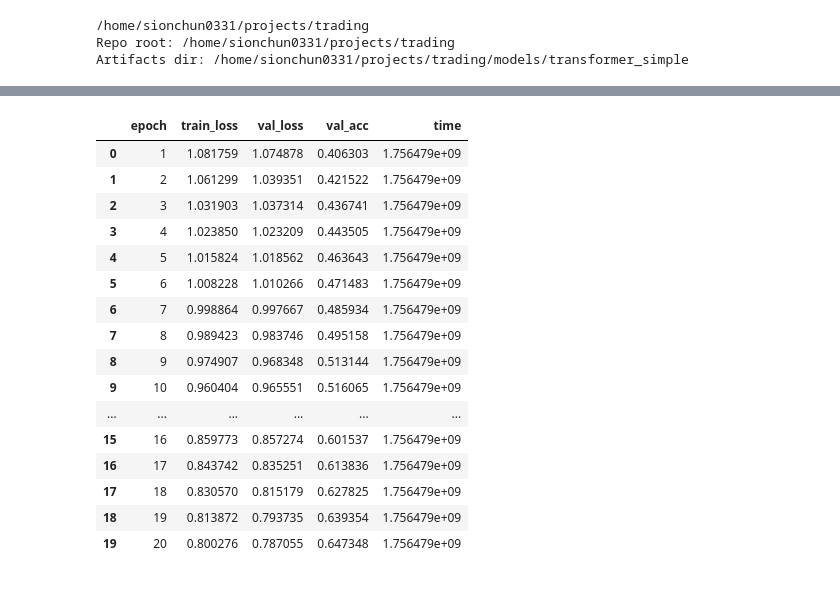
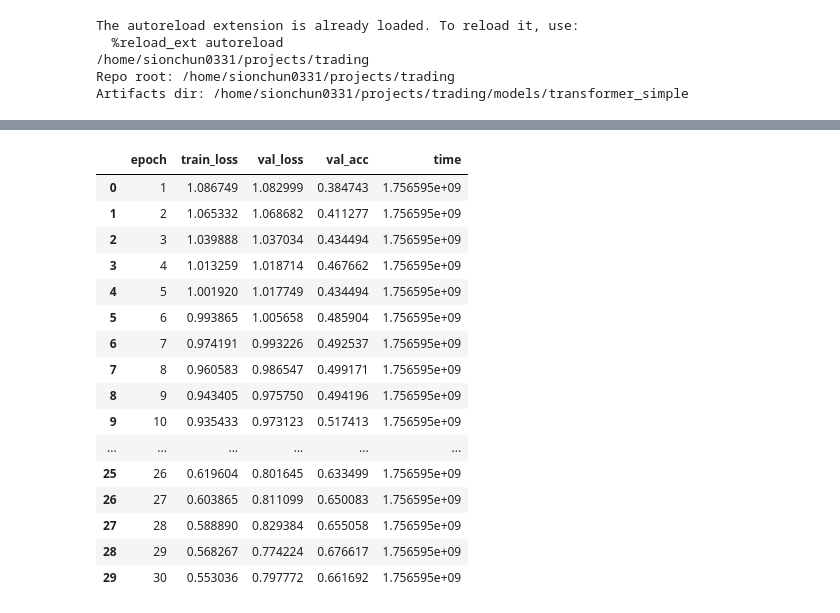
Before and after one commit to sion0331/trading, a Jupyter notebook: strategy/transformer_simple/train.ipynb, the cells around one changed output, grey strips where cells are left out. Saved outputs shown, nothing was run; the diff lists cells and outputs as text; code cells hidden in the pictures.

```diff
--- a/strategy/transformer_simple/train.ipynb
+++ b/strategy/transformer_simple/train.ipynb
@@ -5,6 +5,9 @@ import os, sys, json, time
 from dataclasses import dataclass, asdict
 from pathlib import Path
 from typing import Tuple, Dict, List
+
+%load_ext autoreload
+%autoreload 2
 
 # Keep OpenMP overlap tame
 os.environ["KMP_DUPLICATE_LIB_OK"] = "TRUE"
@@ -30,7 +33,7 @@ import torch.nn.functional as F
 from torch.utils.data import DataLoader, random_split
 
 # --------- Where to save (optional) ----------
-SAVE_TO_FILES = False  # << turn ON if you also want disk artifacts
+SAVE_TO_FILES = True  # << turn ON if you also want disk artifacts
 OUT_DIR = (REPO_ROOT / "models" / "transformer_simple").resolve()
 OUT_DIR.mkdir(parents=True, exist_ok=True)
 METRICS_PATH = OUT_DIR / "eurusd_transformer_metrics.jsonl"
@@ -41,6 +44,8 @@ NORM_PATH    = OUT_DIR / "eurusd_transformer.norm.json"
 print("Repo root:", REPO_ROOT)
 print("Artifacts dir:", OUT_DIR)
 # %% [output]
+The autoreload extension is already loaded. To reload it, use:
+  %reload_ext autoreload
 /home/sionchun0331/projects/trading
 Repo root: /home/sionchun0331/projects/trading
 Artifacts dir: /home/sionchun0331/projects/trading/models/transformer_simple
@@ -51,7 +56,7 @@ class TrainConfig:
     start_date: str = "2025-08-08"
     end_date: str = "2025-08-08"
     lookback: int = 120
-    horizon: int = 10
+    horizon: int = 20
     batch_size: int = 256
     epochs: int = 10
     val_frac: float = 0.10
@@ -66,7 +71,7 @@ class TrainConfig:
         return json.dumps(asdict(self), indent=2)
 
 def save_config_once(cfg: TrainConfig):
-    if SAVE_TO_FILES and not CONFIG_PATH.exists():
+    if SAVE_TO_FILES and CONFIG_PATH.exists():
         CONFIG_PATH.write_text(cfg.to_json(), encoding="utf-8")
 
 def log_metrics_row(metrics_buf: List[dict], epoch: int, train_loss: float, val_loss: float, val_acc: float):
@@ -191,10 +196,10 @@ cfg = TrainConfig(
     symbol="EUR",
     start_date="2025-08-08",
     end_date="2025-08-08",
-    lookback=120,
-    horizon=20,
+    lookback=60,
+    horizon=15,
     batch_size=256,
-    epochs=20,
+    epochs=30,
     val_frac=0.10,
     lr=1e-3,
     weight_decay=1e-4,
@@ -225,20 +230,20 @@ epoch 20 | train 0.8003 | val 0.7871 | acc 0.647
 |  | epoch | train_loss | val_loss | val_acc | time |
-| 0 | 1 | 1.081759 | 1.074878 | 0.406303 | 1.756479e+09 |
-| 1 | 2 | 1.061299 | 1.039351 | 0.421522 | 1.756479e+09 |
-| 2 | 3 | 1.031903 | 1.037314 | 0.436741 | 1.756479e+09 |
-| 3 | 4 | 1.023850 | 1.023209 | 0.443505 | 1.756479e+09 |
-| 4 | 5 | 1.015824 | 1.018562 | 0.463643 | 1.756479e+09 |
-| 5 | 6 | 1.008228 | 1.010266 | 0.471483 | 1.756479e+09 |
-| 6 | 7 | 0.998864 | 0.997667 | 0.485934 | 1.756479e+09 |
-| 7 | 8 | 0.989423 | 0.983746 | 0.495158 | 1.756479e+09 |
-| 8 | 9 | 0.974907 | 0.968348 | 0.513144 | 1.756479e+09 |
-| 9 | 10 | 0.960404 | 0.965551 | 0.516065 | 1.756479e+09 |
+| 0 | 1 | 1.086749 | 1.082999 | 0.384743 | 1.756595e+09 |
+| 1 | 2 | 1.065332 | 1.068682 | 0.411277 | 1.756595e+09 |
+| 2 | 3 | 1.039888 | 1.037034 | 0.434494 | 1.756595e+09 |
+| 3 | 4 | 1.013259 | 1.018714 | 0.467662 | 1.756595e+09 |
+| 4 | 5 | 1.001920 | 1.017749 | 0.434494 | 1.756595e+09 |
+| 5 | 6 | 0.993865 | 1.005658 | 0.485904 | 1.756595e+09 |
+| 6 | 7 | 0.974191 | 0.993226 | 0.492537 | 1.756595e+09 |
+| 7 | 8 | 0.960583 | 0.986547 | 0.499171 | 1.756595e+09 |
+| 8 | 9 | 0.943405 | 0.975750 | 0.494196 | 1.756595e+09 |
+| 9 | 10 | 0.935433 | 0.973123 | 0.517413 | 1.756595e+09 |
 | ... | ... | ... | ... | ... | ... |
-| 15 | 16 | 0.859773 | 0.857274 | 0.601537 | 1.756479e+09 |
-| 16 | 17 | 0.843742 | 0.835251 | 0.613836 | 1.756479e+09 |
-| 17 | 18 | 0.830570 | 0.815179 | 0.627825 | 1.756479e+09 |
-| 18 | 19 | 0.813872 | 0.793735 | 0.639354 | 1.756479e+09 |
-| 19 | 20 | 0.800276 | 0.787055 | 0.647348 | 1.756479e+09 |
+| 25 | 26 | 0.619604 | 0.801645 | 0.633499 | 1.756595e+09 |
+| 26 | 27 | 0.603865 | 0.811099 | 0.650083 | 1.756595e+09 |
+| 27 | 28 | 0.588890 | 0.829384 | 0.655058 | 1.756595e+09 |
+| 28 | 29 | 0.568267 | 0.774224 | 0.676617 | 1.756595e+09 |
+| 29 | 30 | 0.553036 | 0.797772 | 0.661692 | 1.756595e+09 |
 # %%
 import matplotlib.pyplot as plt
 
```
Also changed, not shown: parts of 4 cells of this notebook, 5 other files.
